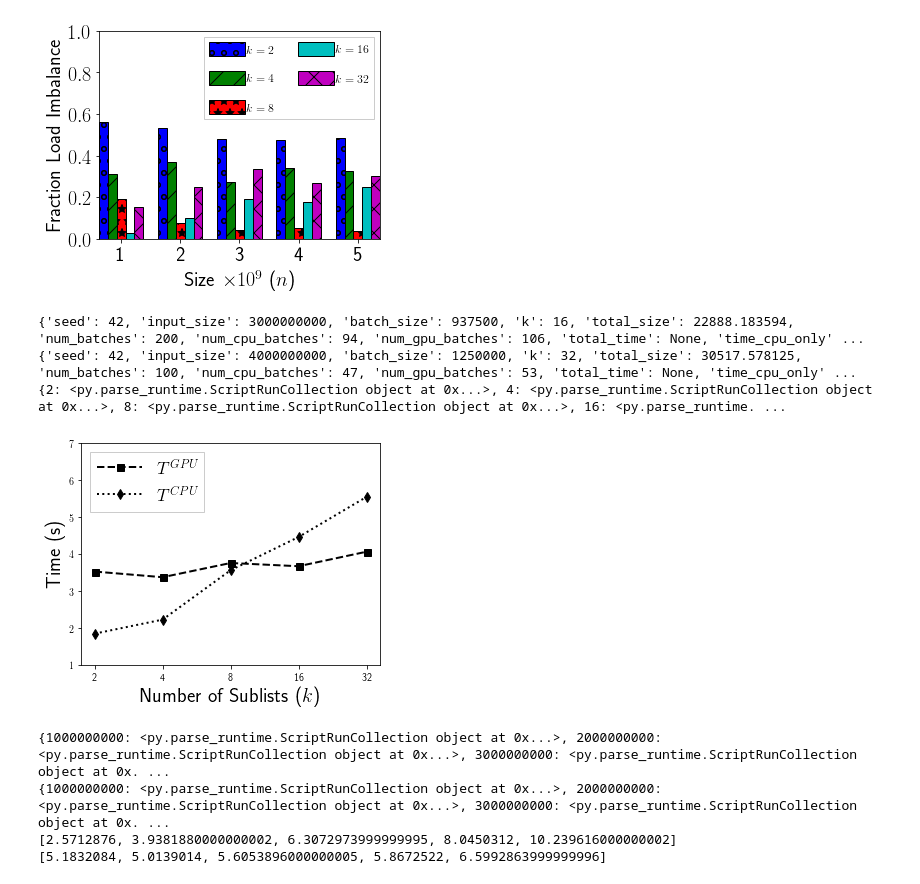
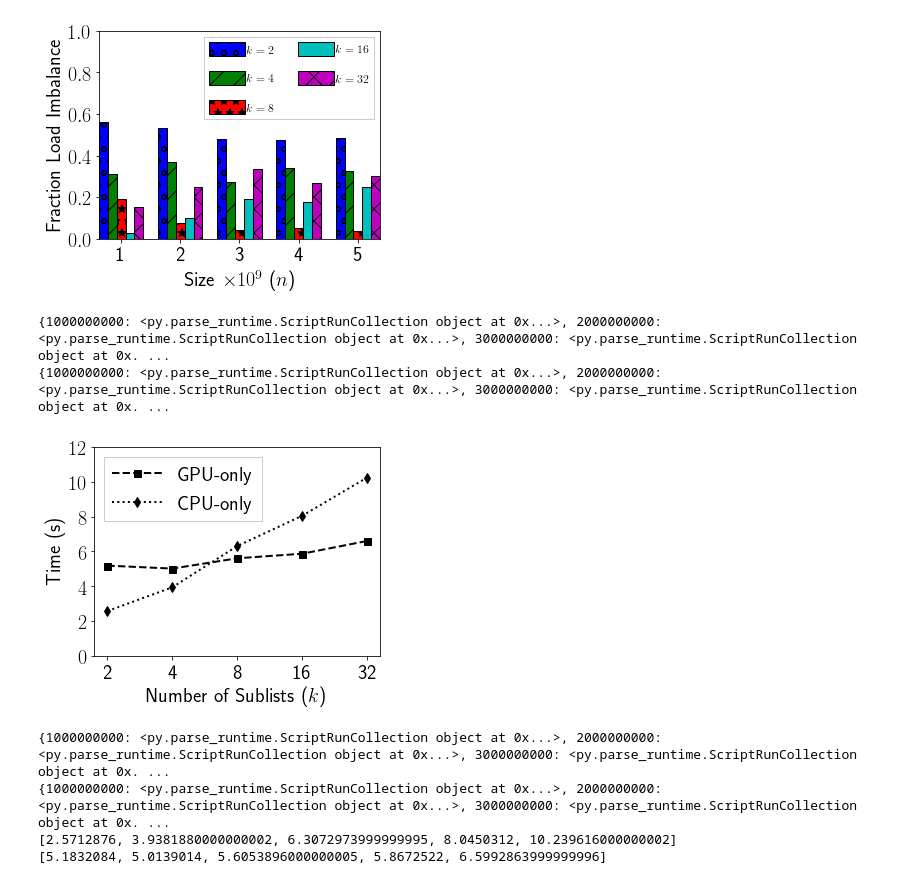
Before and after one commit to ZwFink/CS-485, a Jupyter notebook: Scripts/AtA/multiway_merge/plots/parse_varying_k.ipynb, the cells around one changed output. Saved outputs shown, nothing was run; the diff lists cells and outputs as text; code cells hidden in the pictures.

```diff
--- a/Scripts/AtA/multiway_merge/plots/parse_varying_k.ipynb
+++ b/Scripts/AtA/multiway_merge/plots/parse_varying_k.ipynb
@@ -15,5 +99,5 @@ base_dir = './'
 # %%
-same_num_batches = base_dir + 'outfile_cpu_frac_0.txt'
+same_num_batches = base_dir + 'outfile_cpu_frac_1.txt'
 
 size_dict = parser.parse( same_num_batches ).as_dict( 'input_size' )
 dicts  = list()
@@ -55,11 +139,11 @@ plt.legend( loc='upper left', fontsize = 12, fancybox = False, framealpha = 1, h
             handleheight = 1.5, ncol = 2, handletextpad = 0.10, labelspacing = 1.2
           )
 ax.autoscale( tight = True )
-ax.set_ylim( 0, 9 )
+ax.set_ylim( 0, 15 )
 ax.set_xlabel( 'Size $\\times 10^9$ ($n$)', fontsize = 20 )
 ax.set_ylabel( 'Time ($s$)', fontsize = 20 )
 
 plt.tight_layout()
-fig.savefig( 'multiway_merge_k_vs_time.pdf', bbox_inches = 'tight' )
+fig.savefig( 'multiway_merge_k_vs_time_cpu_only.pdf', bbox_inches = 'tight' )
 plt.show()
 # %% [output]
@@ -175,41 +259,48 @@ plt.show()
 [[0.5618638, 0.5304608, 0.4781896, 0.4732514, 0.48322539999999997], [0.31169840000000004, 0.3697806, 0.2747284, 0.33882160000000006, 0.32762060000000004], [0.1920002, 0.0774138, 0.041260200000000004,  ...
 [figure]
 # %%
-same_num_batches = base_dir + 'outfile_cpu_frac_0.47.txt'
+input_gpu = base_dir + 'outfile_cpu_frac_0.txt'
+input_cpu = base_dir + 'outfile_cpu_frac_1.txt'
 
-size_dict = parser.parse( same_num_batches ).as_dict( 'input_size' )
-k_dict = size_dict[ 4000000000 ].as_dict( 'k' )
+gpu_size_dict = parser.parse( input_gpu ).as_dict( 'input_size' )
+gpu_k_dict = gpu_size_dict[ 4000000000 ].as_dict( 'k' )
 
-print( k_dict )
-gpu_times =  [ k_dict[ k ].apply( np.mean, 'time_gpu_only' ) for k in k_dict.keys() ]
-cpu_times = [ k_dict[ k ].apply( np.mean, 'time_cpu_only' ) for k in k_dict.keys() ]
+cpu_size_dict = parser.parse( input_cpu ).as_dict( 'input_size' )
+cpu_k_dict = cpu_size_dict[ 4000000000 ].as_dict( 'k' )
+
+print( gpu_size_dict )
+print( cpu_size_dict)
+
+cpu_times =  [ cpu_k_dict[ k ].apply( np.mean, 'time_cpu_only' ) for k in cpu_k_dict.keys() ]
+gpu_times = [ gpu_k_dict[ k ].apply( np.mean, 'time_gpu_only' ) for k in gpu_k_dict.keys() ]
 
 x = np.arange( 5 )
 fig = plt.figure( figsize = ( 5, 4 ) )
 ax = fig.add_subplot( 111 )
 ax.set_xticks( x )
 ax.set_xticklabels( [ 2, 4, 8, 16, 32 ] )
 
 ax.set_xlabel( 'Number of Sublists ($k$)', fontsize = 20)
 ax.set_ylabel( 'Time (s)', fontsize = 20)
-ax.set_ylim( 1, 7 )
+ax.set_ylim( 0, 12 )
+ax.set_yticks( [ 0, 2, 4, 6, 8, 10, 12 ] )
+ax.tick_params( which = 'major', labelsize = 20 )
 lab1 = ax.plot( x, gpu_times, ls = 'dashed', c = 'black', marker = 's',
-                markersize = 7, linewidth = 2, label = "$T^{GPU}$")
+                markersize = 7, linewidth = 2, label = "GPU-only")
 lab2 = ax.plot( x, cpu_times, ls = 'dotted', c = 'black', marker = 'd',
-                markersize = 7, linewidth = 2, label = "$T^{CPU}$")
+                markersize = 7, linewidth = 2, label = "CPU-only" )
 
 lns = lab1 + lab2
 labs = [ l.get_label() for l in lns ]
-l = ax.legend( lns, labs, fontsize = 18, loc = 'upper left', fancybox = False, framealpha = 1,
+l = ax.legend( lns, labs, fontsize = 20, loc = 'upper left', fancybox = False, framealpha = 1,
               handlelength = 2.5, ncol = 1)
 
 plt.tight_layout()
-fig.savefig( 'multiway_merge_cpu_vs_gpu_times_k_3.pdf', bbox_inches = 'tight' )
+fig.savefig( 'multiway_merge_cpu_vs_gpu_times_k.pdf', bbox_inches = 'tight' )
 # %% [output]
-{'seed': 42, 'input_size': 3000000000, 'batch_size': 937500, 'k': 16, 'total_size': 22888.183594, 'num_batches': 200, 'num_cpu_batches': 94, 'num_gpu_batches': 106, 'total_time': None, 'time_cpu_only' ...
-{'seed': 42, 'input_size': 4000000000, 'batch_size': 1250000, 'k': 32, 'total_size': 30517.578125, 'num_batches': 100, 'num_cpu_batches': 47, 'num_gpu_batches': 53, 'total_time': None, 'time_cpu_only' ...
-{2: <py.parse_runtime.ScriptRunCollection object at 0x...>, 4: <py.parse_runtime.ScriptRunCollection object at 0x...>, 8: <py.parse_runtime.ScriptRunCollection object at 0x...>, 16: <py.parse_runtime. ...
+{1000000000: <py.parse_runtime.ScriptRunCollection object at 0x...>, 2000000000: <py.parse_runtime.ScriptRunCollection object at 0x...>, 3000000000: <py.parse_runtime.ScriptRunCollection object at 0x. ...
+{1000000000: <py.parse_runtime.ScriptRunCollection object at 0x...>, 2000000000: <py.parse_runtime.ScriptRunCollection object at 0x...>, 3000000000: <py.parse_runtime.ScriptRunCollection object at 0x. ...
-[figure, old version]
+[figure, new version]
 # %%
 input_gpu = base_dir + 'outfile_cpu_frac_0.txt'
 input_cpu = base_dir + 'outfile_cpu_frac_1.txt'
```
Also changed, not shown: parts of 4 cells of this notebook.
